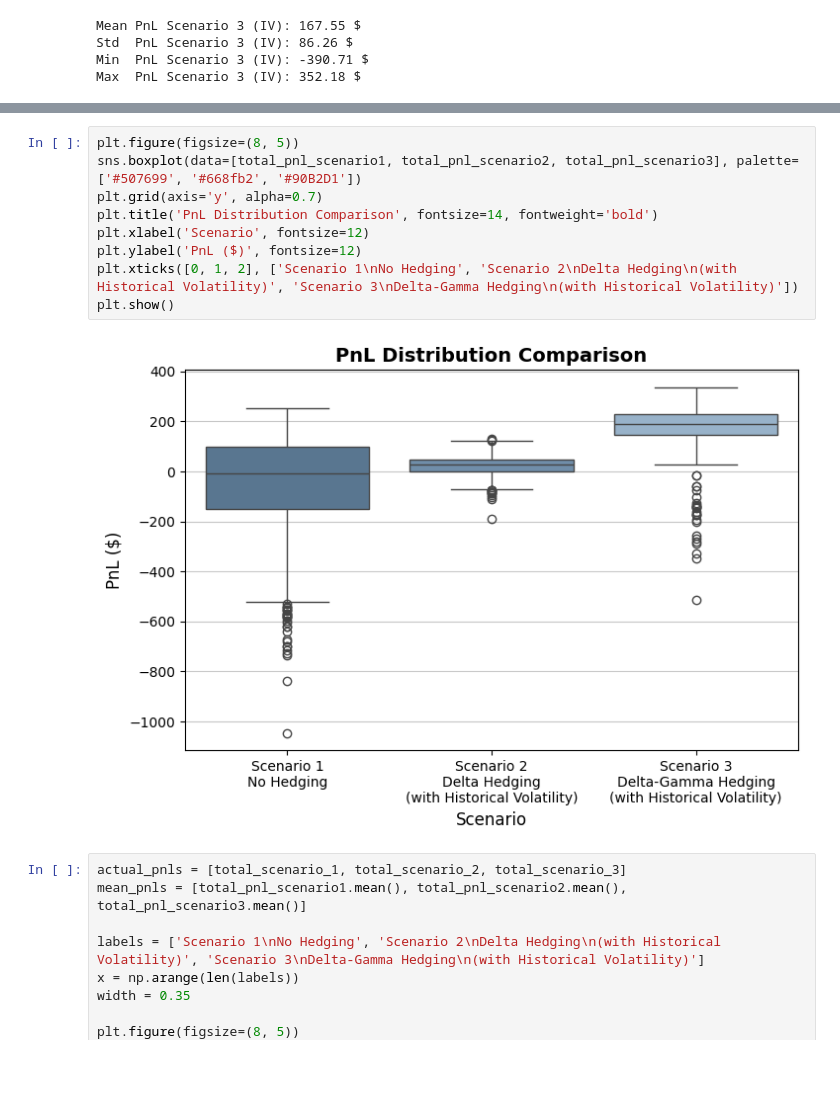
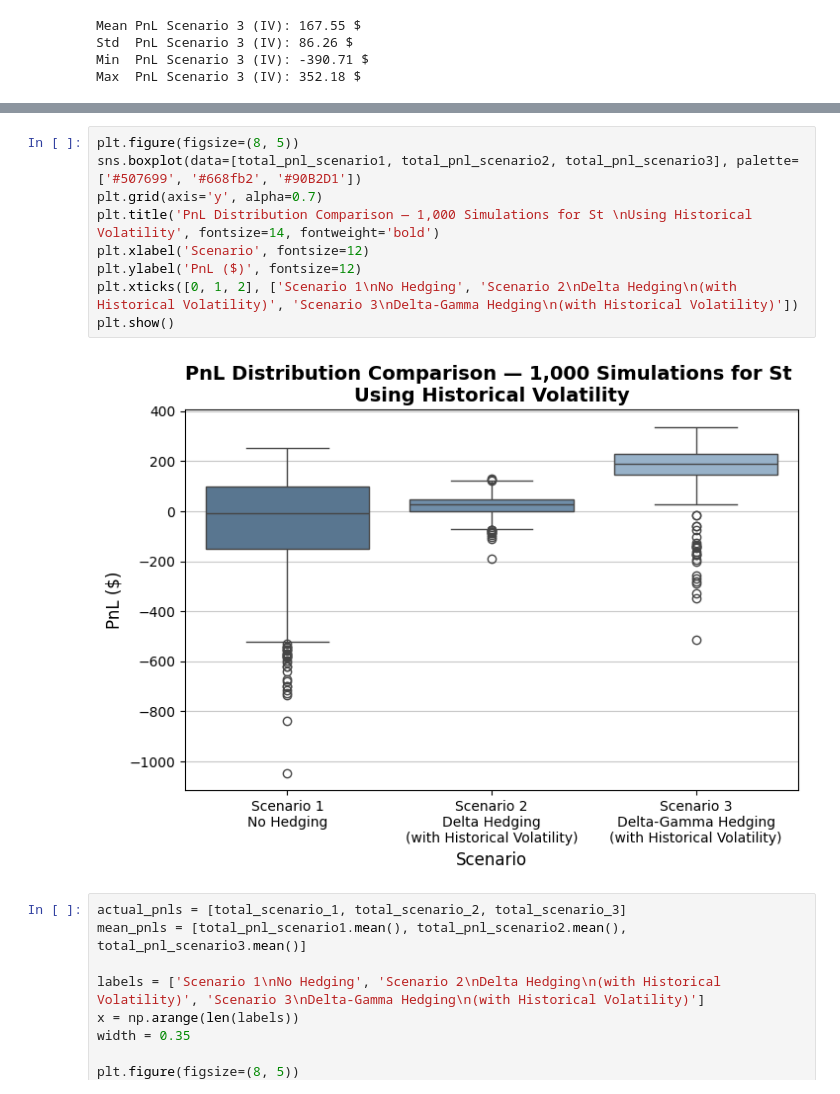
Before and after one commit to AnaSofiaHinojosa/GreekHedging, a Jupyter notebook: proyecto.ipynb, the cells around one changed output, grey strips where cells are left out. Drawn from its saved outputs; the diff is of its cells as text; blank space fills up the shorter version.

```diff
--- a/proyecto.ipynb
+++ b/proyecto.ipynb
@@ -718,14 +792,14 @@ plt.show()
 # %%
 plt.figure(figsize=(8, 5))
 sns.boxplot(data=[total_pnl_scenario1, total_pnl_scenario2, total_pnl_scenario3], palette=['#507699', '#668fb2', '#90B2D1'])
 plt.grid(axis='y', alpha=0.7)
-plt.title('PnL Distribution Comparison', fontsize=14, fontweight='bold')
+plt.title('PnL Distribution Comparison — 1,000 Simulations for St \nUsing Historical Volatility', fontsize=14, fontweight='bold')
 plt.xlabel('Scenario', fontsize=12)
 plt.ylabel('PnL ($)', fontsize=12)
 plt.xticks([0, 1, 2], ['Scenario 1\nNo Hedging', 'Scenario 2\nDelta Hedging\n(with Historical Volatility)', 'Scenario 3\nDelta-Gamma Hedging\n(with Historical Volatility)'])
 plt.show()
 # %% [output]
-[figure, old version]
+[figure, new version]
 # %%
 actual_pnls = [total_scenario_1, total_scenario_2, total_scenario_3]
 mean_pnls = [total_pnl_scenario1.mean(), total_pnl_scenario2.mean(), total_pnl_scenario3.mean()]
```
Also changed, not shown: parts of 29 cells of this notebook, 1 other file.
